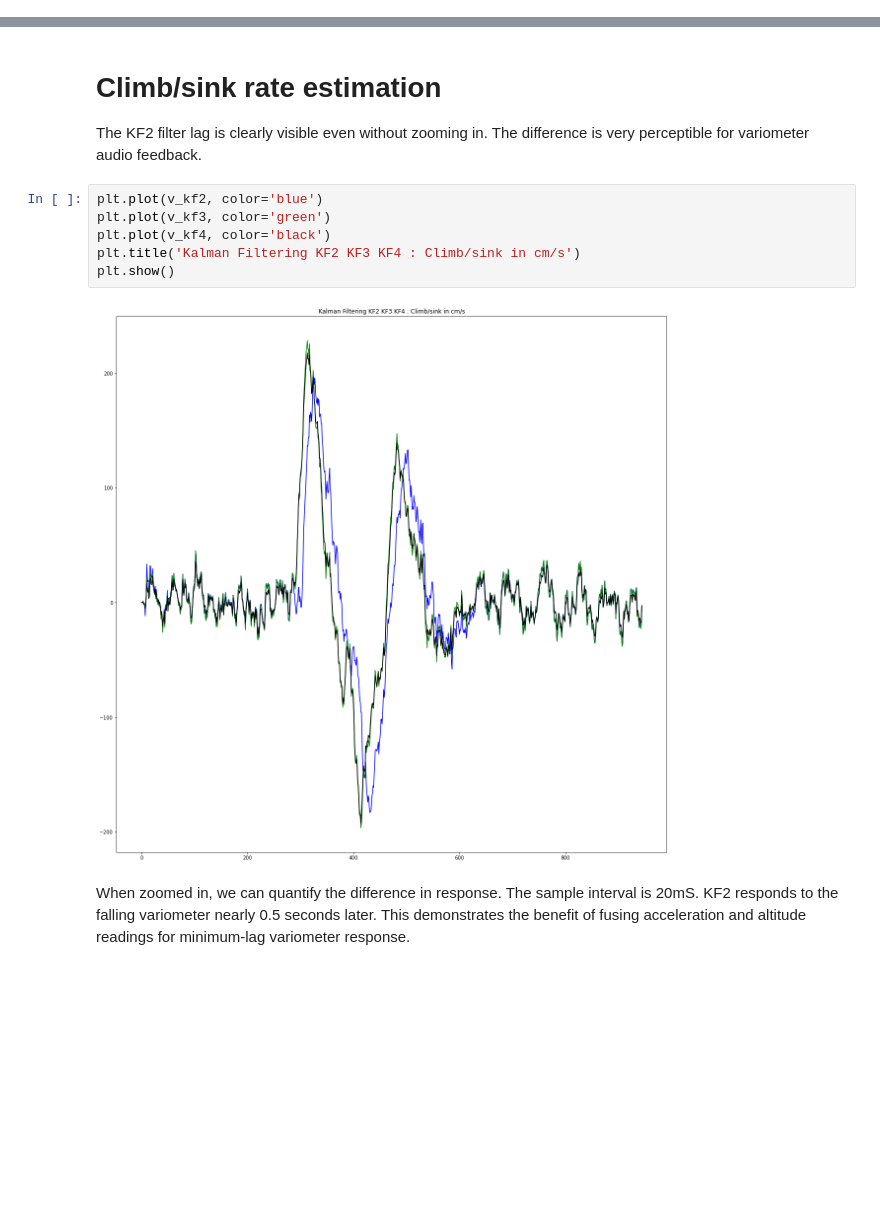
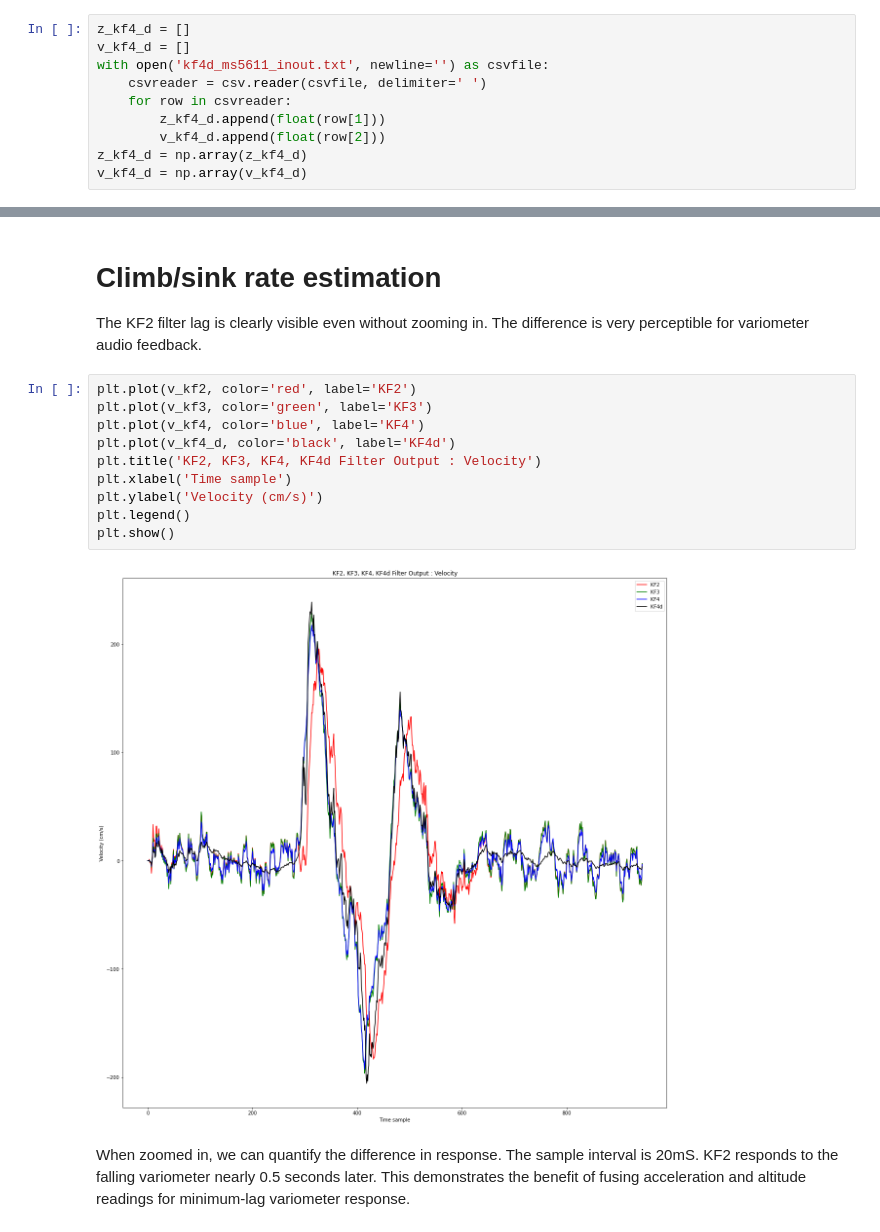
Before and after one commit to har-in-air/ESP32_IMU_BARO_GPS_VARIO, a Jupyter notebook: offline/compare_kf2_kf3_kf4.ipynb, the cells around one changed output, grey strips where cells are left out. Saved outputs shown, nothing was run; the diff lists cells and outputs as text; blank space fills up the shorter version.

```diff
--- a/offline/compare_kf2_kf3_kf4.ipynb
+++ b/offline/compare_kf2_kf3_kf4.ipynb
@@ -73,3 +87,13 @@ v_kf4 = np.array(v_kf4)
+# %%
+z_kf4_d = []
+v_kf4_d = []
+with open('kf4d_ms5611_inout.txt', newline='') as csvfile:
+    csvreader = csv.reader(csvfile, delimiter=' ')
+    for row in csvreader:
+        z_kf4_d.append(float(row[1]))
+        v_kf4_d.append(float(row[2]))
+z_kf4_d = np.array(z_kf4_d)
+v_kf4_d = np.array(v_kf4_d)
 # %%
 # enlarge the plot size to show more detail
 plt.rcParams["figure.figsize"]=20,20
@@ -108,13 +144,17 @@ plt.show()
 
 The KF2 filter lag is clearly visible even without zooming in. The difference is very perceptible for variometer audio feedback.
 # %%
-plt.plot(v_kf2, color='blue')
-plt.plot(v_kf3, color='green')
-plt.plot(v_kf4, color='black')
-plt.title('Kalman Filtering KF2 KF3 KF4 : Climb/sink in cm/s')
+plt.plot(v_kf2, color='red', label='KF2')
+plt.plot(v_kf3, color='green', label='KF3')
+plt.plot(v_kf4, color='blue', label='KF4')
+plt.plot(v_kf4_d, color='black', label='KF4d')
+plt.title('KF2, KF3, KF4, KF4d Filter Output : Velocity')
+plt.xlabel('Time sample')
+plt.ylabel('Velocity (cm/s)')
+plt.legend()
 plt.show()
 # %% [output]
-[figure, old version]
+[figure, new version]
 # %% [markdown]
 When zoomed in, we can quantify the difference in response. The sample interval is 20mS. KF2 responds to the falling variometer nearly 0.5 seconds later. This demonstrates the benefit of fusing acceleration and altitude readings for minimum-lag variometer response.
 # %%
```
Also changed, not shown: parts of 25 cells of this notebook, 11 other files.
